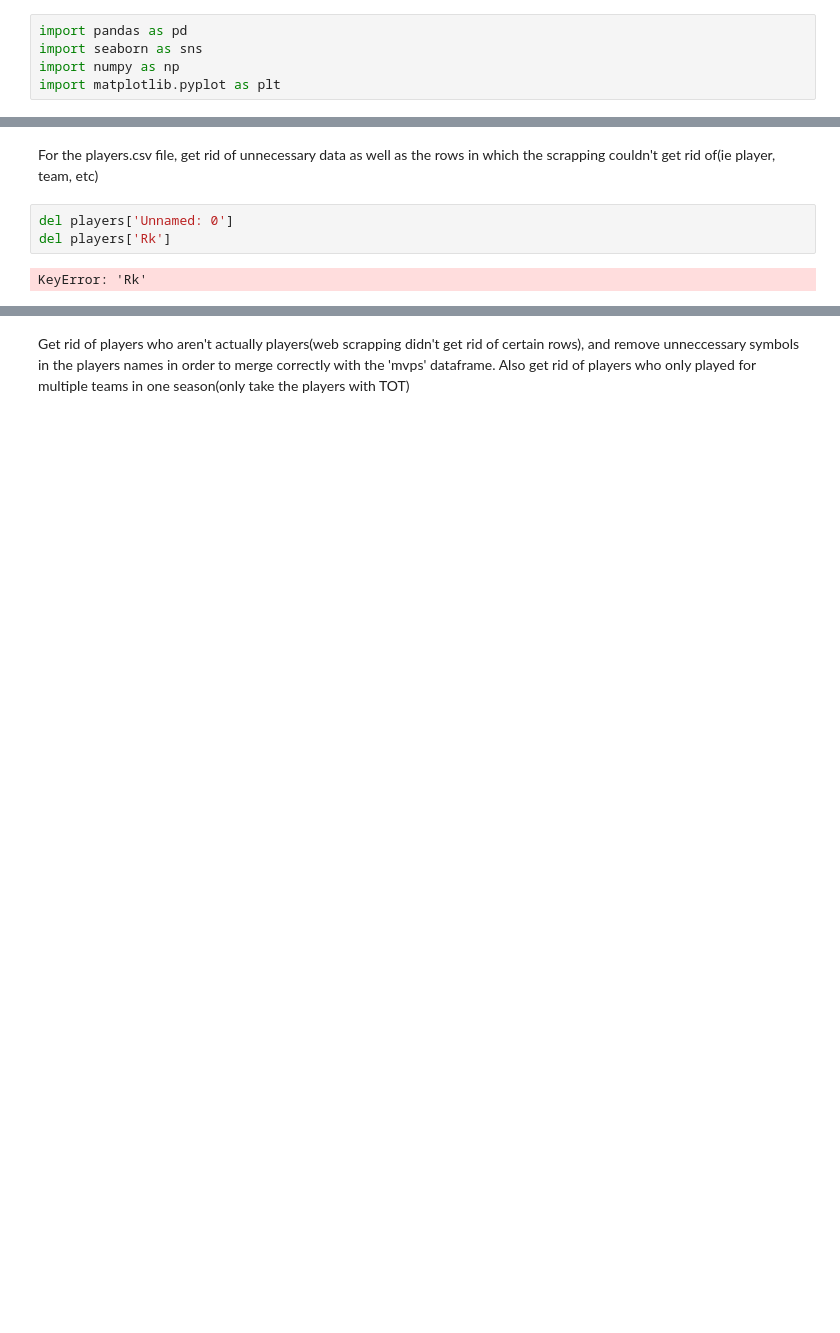
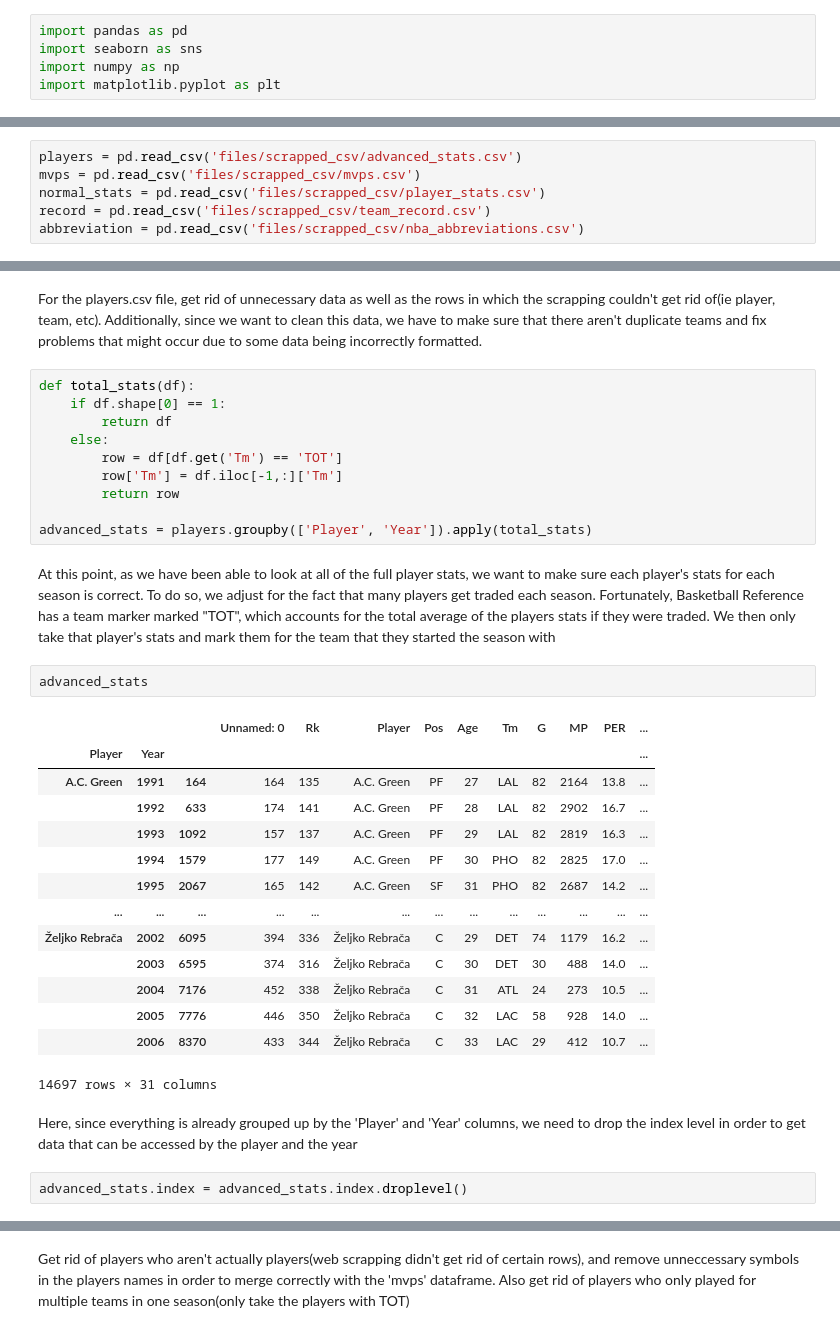
Before and after one commit to kev374k/Hardwood_Convergence, a Jupyter notebook: Data_Cleaning.ipynb, the cells around one changed output, grey strips where cells are left out. Saved outputs shown, nothing was run; the diff lists cells and outputs as text; blank space fills up the shorter version.

Commit message:
Finished Scrapping and Cleaning

```diff
--- a/Data_Cleaning.ipynb
+++ b/Data_Cleaning.ipynb
@@ -29,0 +14,6 @@ mvps
+# %%
+players = pd.read_csv('files/scrapped_csv/advanced_stats.csv')
+mvps = pd.read_csv('files/scrapped_csv/mvps.csv')
+normal_stats = pd.read_csv('files/scrapped_csv/player_stats.csv')
+record = pd.read_csv('files/scrapped_csv/team_record.csv')
+abbreviation = pd.read_csv('files/scrapped_csv/nba_abbreviations.csv')
@@ -30,7 +36,35 @@ mvps
 # %% [markdown]
-For the players.csv file, get rid of unnecessary data as well as the rows in which the scrapping couldn't get rid of(ie player, team, etc)
+For the players.csv file, get rid of unnecessary data as well as the rows in which the scrapping couldn't get rid of(ie player, team, etc). Additionally, since we want to clean this data, we have to make sure that there aren't duplicate teams and fix problems that might occur due to some data being incorrectly formatted.
-# %%
-del players['Unnamed: 0']
-del players['Rk']
-# %% [output]
-KeyError: 'Rk'
+# %%
+def total_stats(df):
+    if df.shape[0] == 1:
+        return df
+    else:
+        row = df[df.get('Tm') == 'TOT']
+        row['Tm'] = df.iloc[-1,:]['Tm']
+        return row
+
+advanced_stats = players.groupby(['Player', 'Year']).apply(total_stats)
+# %% [markdown]
+At this point, as we have been able to look at all of the full player stats, we want to make sure each player's stats for each season is correct. To do so, we adjust for the fact that many players get traded each season. Fortunately, Basketball Reference has a team marker marked "TOT", which accounts for the total average of the players stats if they were traded. We then only take that player's stats and mark them for the team that they started the season with
+# %%
+advanced_stats
+# %% [output]
+|  |  |  | Unnamed: 0 | Rk | Player | Pos | Age | Tm | G | MP | PER | ... |
+| Player | Year |  |  |  |  |  |  |  |  |  |  | ... |
+| A.C. Green | 1991 | 164 | 164 | 135 | A.C. Green | PF | 27 | LAL | 82 | 2164 | 13.8 | ... |
+|  | 1992 | 633 | 174 | 141 | A.C. Green | PF | 28 | LAL | 82 | 2902 | 16.7 | ... |
+|  | 1993 | 1092 | 157 | 137 | A.C. Green | PF | 29 | LAL | 82 | 2819 | 16.3 | ... |
+|  | 1994 | 1579 | 177 | 149 | A.C. Green | PF | 30 | PHO | 82 | 2825 | 17.0 | ... |
+|  | 1995 | 2067 | 165 | 142 | A.C. Green | SF | 31 | PHO | 82 | 2687 | 14.2 | ... |
+| ... | ... | ... | ... | ... | ... | ... | ... | ... | ... | ... | ... | ... |
+| Željko Rebrača | 2002 | 6095 | 394 | 336 | Željko Rebrača | C | 29 | DET | 74 | 1179 | 16.2 | ... |
+|  | 2003 | 6595 | 374 | 316 | Željko Rebrača | C | 30 | DET | 30 | 488 | 14.0 | ... |
+|  | 2004 | 7176 | 452 | 338 | Željko Rebrača | C | 31 | ATL | 24 | 273 | 10.5 | ... |
+|  | 2005 | 7776 | 446 | 350 | Željko Rebrača | C | 32 | LAC | 58 | 928 | 14.0 | ... |
+|  | 2006 | 8370 | 433 | 344 | Željko Rebrača | C | 33 | LAC | 29 | 412 | 10.7 | ... |
+14697 rows × 31 columns
+# %% [markdown]
+Here, since everything is already grouped up by the 'Player' and 'Year' columns, we need to drop the index level in order to get data that can be accessed by the player and the year
+# %%
+advanced_stats.index = advanced_stats.index.droplevel()
```
Also changed, not shown: parts of 55 cells of this notebook, 26 other files.
